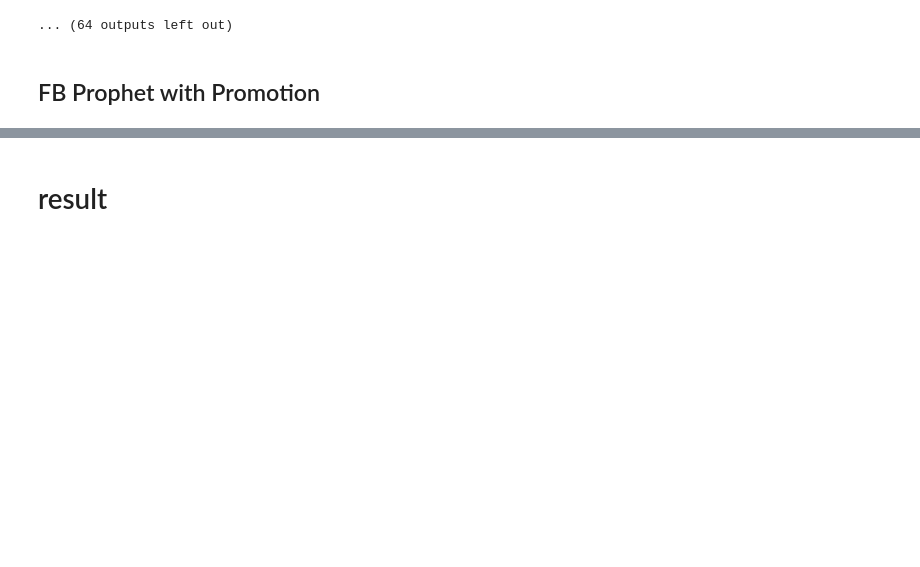
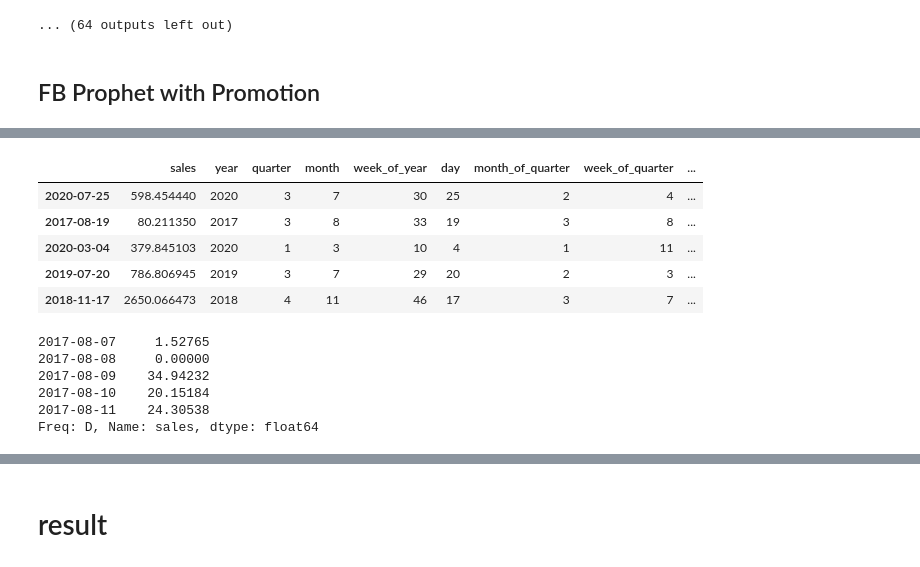
Before and after one commit to phucnh22/Sales_forecast, a Jupyter notebook: Forecast_6.ipynb, the cells around one changed output, grey strips where cells are left out. Drawn from its saved outputs; the diff is of its cells as text; code cells hidden in the pictures; blank space fills up the shorter version.

```diff
--- a/Forecast_6.ipynb
+++ b/Forecast_6.ipynb
@@ -866,0 +963,21 @@ res_fb.to_pickle('results/res_fb_withPromo.pkl')
+# %%
+from sktime.transformations.series.date import DateTimeFeatures
+transformer = DateTimeFeatures(feature_scope='comprehensive')
+y_trans = transformer.fit_transform(y)
+y_trans.sample(5)
+# %% [output]
+|  | sales | year | quarter | month | week_of_year | day | month_of_quarter | week_of_quarter | ... |
+| 2020-07-25 | 598.454440 | 2020 | 3 | 7 | 30 | 25 | 2 | 4 | ... |
+| 2017-08-19 | 80.211350 | 2017 | 3 | 8 | 33 | 19 | 3 | 8 | ... |
+| 2020-03-04 | 379.845103 | 2020 | 1 | 3 | 10 | 4 | 1 | 11 | ... |
+| 2019-07-20 | 786.806945 | 2019 | 3 | 7 | 29 | 20 | 2 | 3 | ... |
+| 2018-11-17 | 2650.066473 | 2018 | 4 | 11 | 46 | 17 | 3 | 7 | ... |
+# %%
+y.head(5)
+# %% [output]
+2017-08-07     1.52765
+2017-08-08     0.00000
+2017-08-09    34.94232
+2017-08-10    20.15184
+2017-08-11    24.30538
+Freq: D, Name: sales, dtype: float64
```
Also changed, not shown: parts of 38 cells of this notebook, 2 other files.
